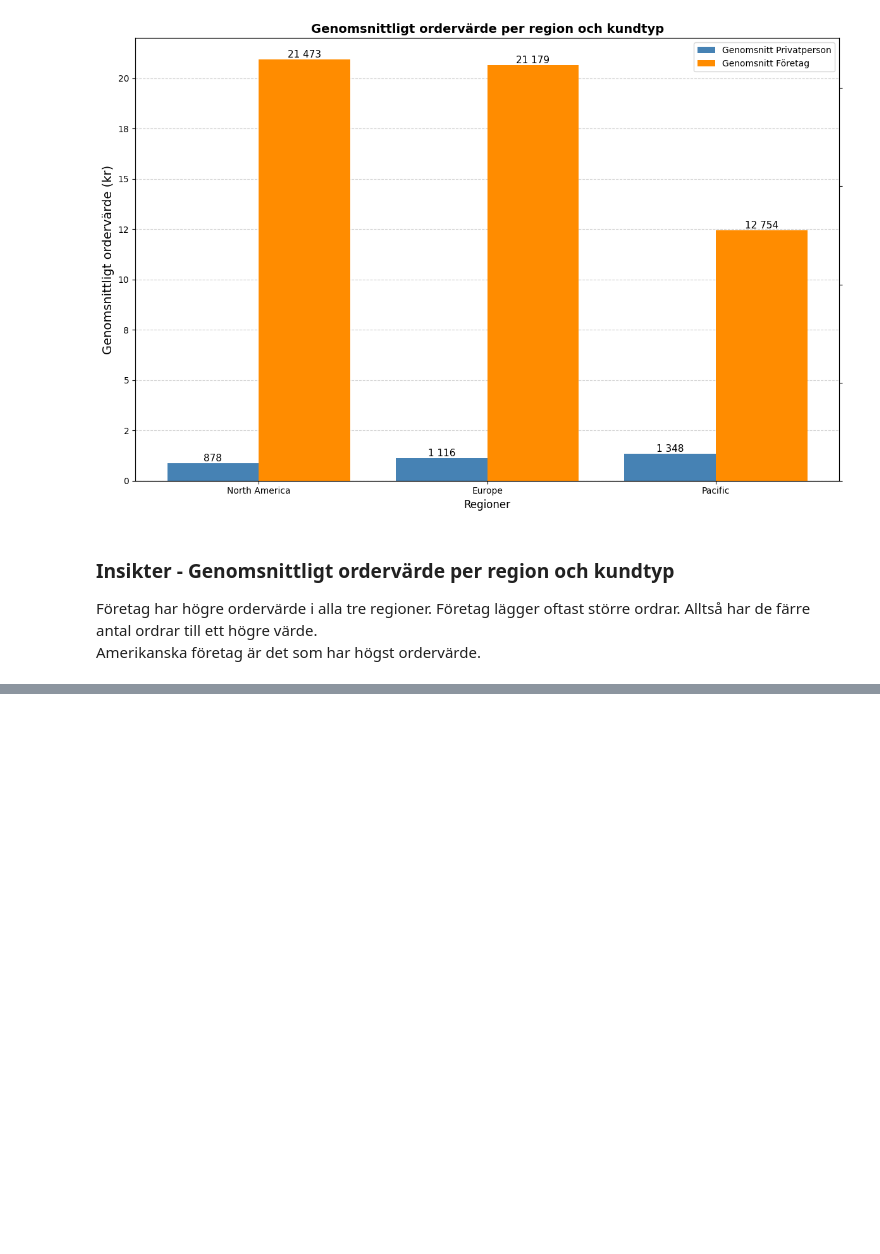
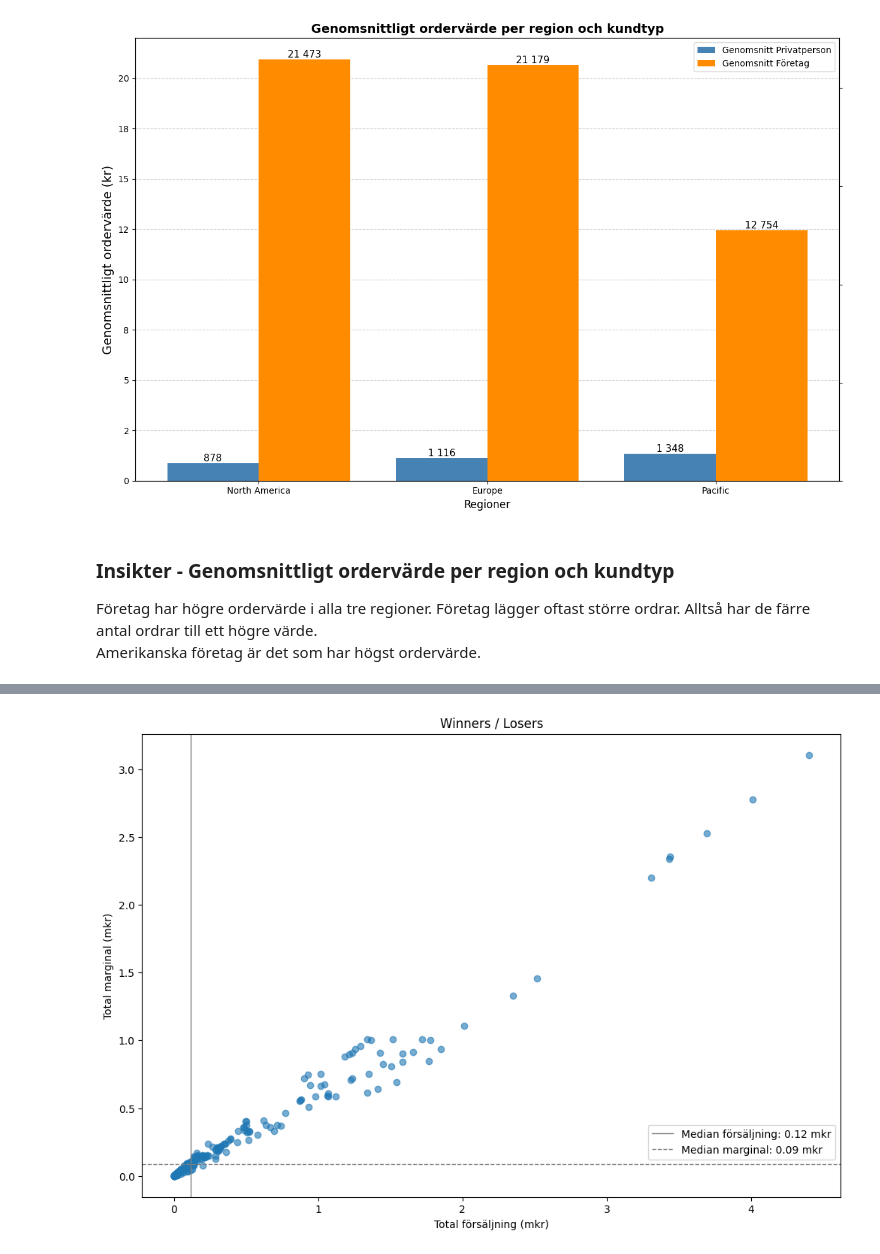
Before and after one commit to Jack-JackAttack/AdventureWorks, a Jupyter notebook: analys.ipynb, the cells around one changed output, grey strips where cells are left out. Drawn from its saved outputs; the diff is of its cells as text; code cells hidden in the pictures; blank space fills up the shorter version.

Commit message:
matris + scatter plot

```diff
--- a/analys.ipynb
+++ b/analys.ipynb
@@ -468,0 +534,41 @@ pivot_products.head(10)
+# %%
+from matplotlib.ticker import FuncFormatter
+
+plt.figure(figsize=(12, 8))
+plt.scatter(
+    df_matris["TotalFörsäljning"] / 1_000_000,
+    df_matris["TotalMarginal"] / 1_000_000,
+    alpha=0.6
+)
+
+plt.axvline(
+    sales_median / 1_000_000,
+    color="grey",
+    linestyle = "-",
+    linewidth = 1,
+    label=f"Median försäljning: {sales_median / 1_000_000:.2f} mkr"
+    )
+
+plt.axhline(
+    margin_median / 1_000_000,
+    color="grey",
+    linestyle = "--",
+    linewidth = 1,
+    label=f"Median marginal: {margin_median / 1_000_000:.2f} mkr"
+    )
+
+plt.xlabel("Total försäljning (mkr)")
+plt.ylabel("Total marginal (mkr)")
+plt.title("Winners / Losers")
+
+
+# plt.xlim(-0.1, 2.7)
+# plt.ylim(-0.1, 1.7)
+
+# plt.xlim(-0.1, 0.2)
+# plt.ylim(-0.1, 0.2)
+
+plt.legend(loc="lower right", bbox_to_anchor=(1, 0.07))
+plt.show()
+# %% [output]
+[figure, added]
```
Also changed, not shown: parts of 3 cells of this notebook, 2 other files.
